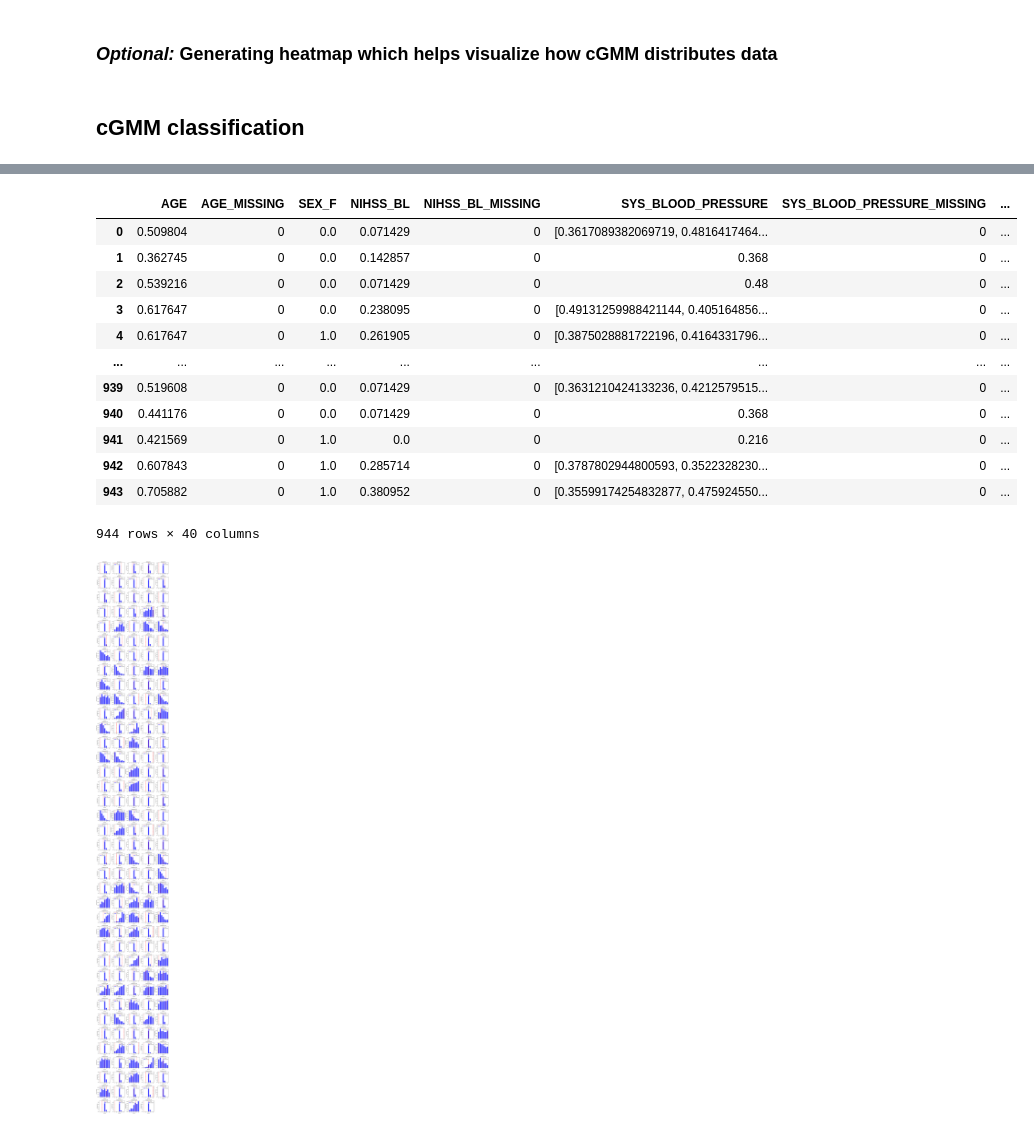
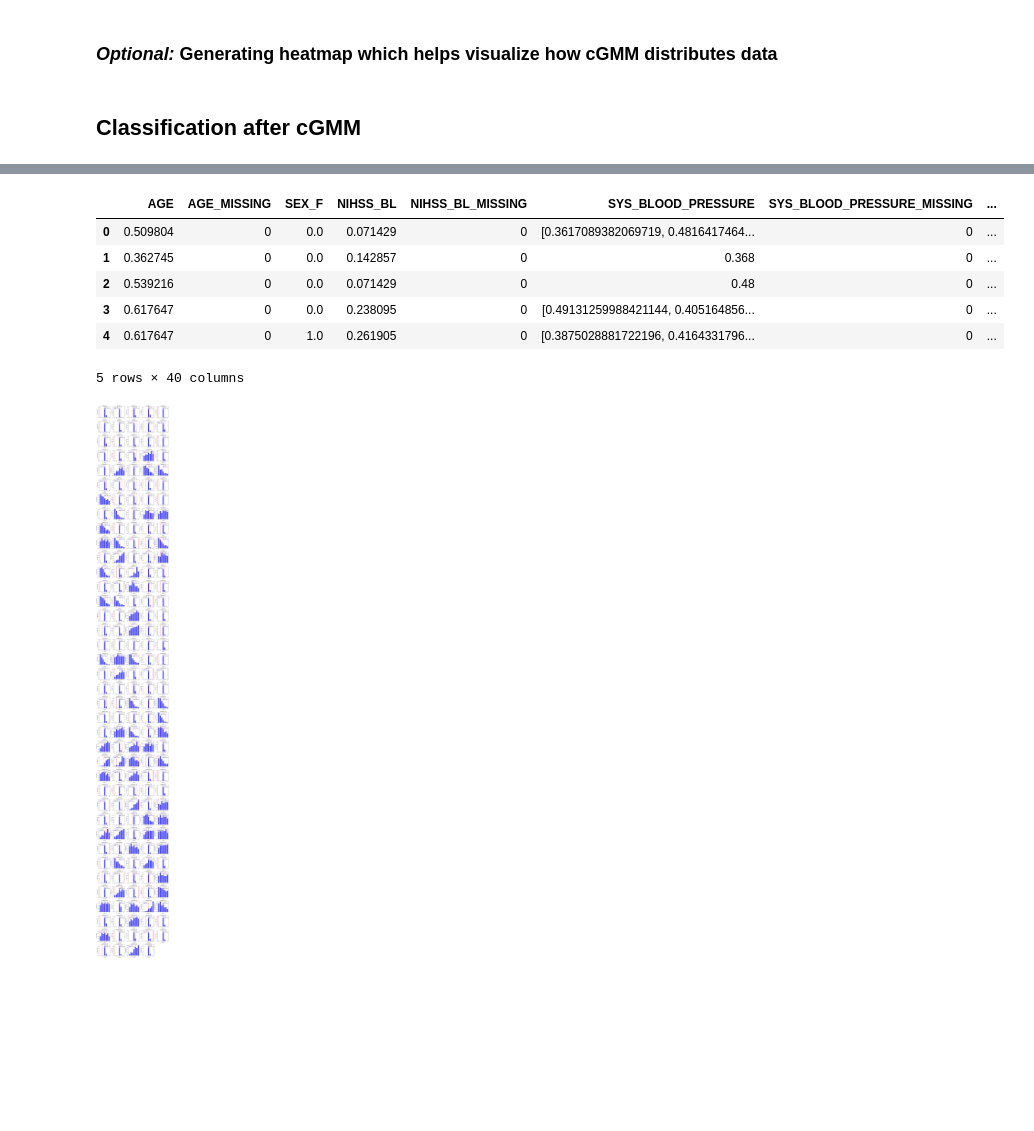
Before and after one commit to POskar/GenerativeMLForPrecisionMedicine, a Jupyter notebook: with_missingness.ipynb, the cells around one changed output, grey strips where cells are left out. Drawn from its saved outputs; the diff is of its cells as text; code cells hidden in the pictures; blank space fills up the shorter version.

```diff
--- a/with_missingness.ipynb
+++ b/with_missingness.ipynb
@@ -149,7 +150,7 @@ def compute_bic(X, n_components_range):
         bic.append(gmm.bic(X))  # Calculate BIC and add to list
     return bic  # Return list of BIC values
 
-optimal_n_components = 7
+optimal_n_components = None
 
 if optimal_n_components is None:
     n_components_range = range(1, 51)  # Range of number of components to evaluate
@@ -162,4 +163,5 @@ if optimal_n_components is None:
     plt.ylabel('BIC Value')
     plt.title('BIC for Gaussian Mixture Models')
     plt.grid(True)
+    plt.savefig('images/BIC_with_missingness.png')
     plt.show()
@@ -331,9 +333,16 @@ The autoreload extension is already loaded. To reload it, use:
 # %%
 from sklearn.metrics import mean_squared_error
 
-# Create output file
-output_file_path = os.path.join("results", "with_missingness.txt")
-with open(output_file_path, "a") as f:
+# Define folder and file paths
+folder_path = "results/with_missingness"
+output_file_path = os.path.join(folder_path, "cgmm_mse_scores.txt")
+
+# Check if folder exists, if not, create it
+if not os.path.exists(folder_path):
+    os.makedirs(folder_path)
+
+# Open the file in "append" mode and create if it doesn't exist
+with open(output_file_path, "a+") as f:
     f.write(f"Results for {number_of_samples} samples:\n")
 
 # Initialize dictionary to store MSE and NMSE values for each feature
@@ -462,13 +471,13 @@ if heatmap_feature is not None:
     plt.savefig('images/heatmaps/' + heatmap_feature + '_heatmap.png')
     plt.show()
 # %% [markdown]
-## cGMM classification
+## Classification after cGMM
 # %%
 from dill import load as dill_load
 from tensorflow.keras.models import load_model
 from sklearn.preprocessing import LabelEncoder
 
-classifier = load_model('classifiers\model.h5', compile = False)
+classifier = load_model('classifiers\HAD_classifier.h5', compile = False)
 scalerFile = "classifiers\scaler.pkl"
 
 with open(scalerFile, "rb") as f:
@@ -483,5 +492,5 @@ y = LabelEncoder().fit_transform(y_raw.values.ravel())
 for col in X_after_cgmm.columns:
     X_after_cgmm[col] = X_after_cgmm[col].apply(lambda x: json.loads(x) if isinstance(x, str) else x)
 
-X_after_cgmm
+X_after_cgmm.head()
 # %% [output]
@@ -488,16 +499,10 @@ X_after_cgmm
 |  | AGE | AGE_MISSING | SEX_F | NIHSS_BL | NIHSS_BL_MISSING | SYS_BLOOD_PRESSURE | SYS_BLOOD_PRESSURE_MISSING | ... |
 | 0 | 0.509804 | 0 | 0.0 | 0.071429 | 0 | [0.3617089382069719, 0.4816417464... | 0 | ... |
 | 1 | 0.362745 | 0 | 0.0 | 0.142857 | 0 | 0.368 | 0 | ... |
 | 2 | 0.539216 | 0 | 0.0 | 0.071429 | 0 | 0.48 | 0 | ... |
 | 3 | 0.617647 | 0 | 0.0 | 0.238095 | 0 | [0.49131259988421144, 0.405164856... | 0 | ... |
 | 4 | 0.617647 | 0 | 1.0 | 0.261905 | 0 | [0.3875028881722196, 0.4164331796... | 0 | ... |
-| ... | ... | ... | ... | ... | ... | ... | ... | ... |
-| 939 | 0.519608 | 0 | 0.0 | 0.071429 | 0 | [0.3631210424133236, 0.4212579515... | 0 | ... |
-| 940 | 0.441176 | 0 | 0.0 | 0.071429 | 0 | 0.368 | 0 | ... |
-| 941 | 0.421569 | 0 | 1.0 | 0.0 | 0 | 0.216 | 0 | ... |
-| 942 | 0.607843 | 0 | 1.0 | 0.285714 | 0 | [0.3787802944800593, 0.3522328230... | 0 | ... |
-| 943 | 0.705882 | 0 | 1.0 | 0.380952 | 0 | [0.35599174254832877, 0.475924550... | 0 | ... |
-944 rows × 40 columns
+5 rows × 40 columns
 # %%
 from sklearn.model_selection import train_test_split
 
```
Also changed, not shown: parts of 9 cells of this notebook, 4 other files.
